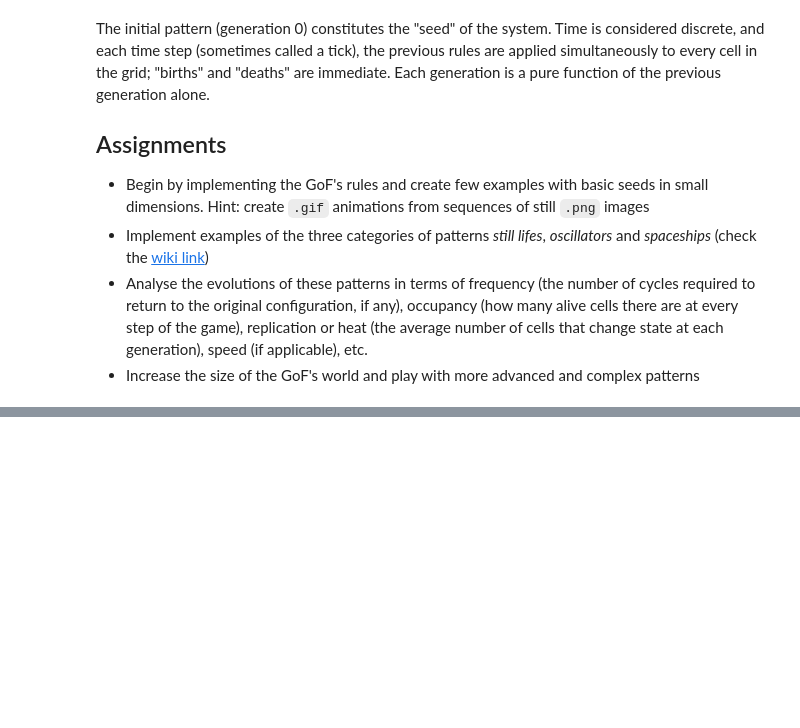
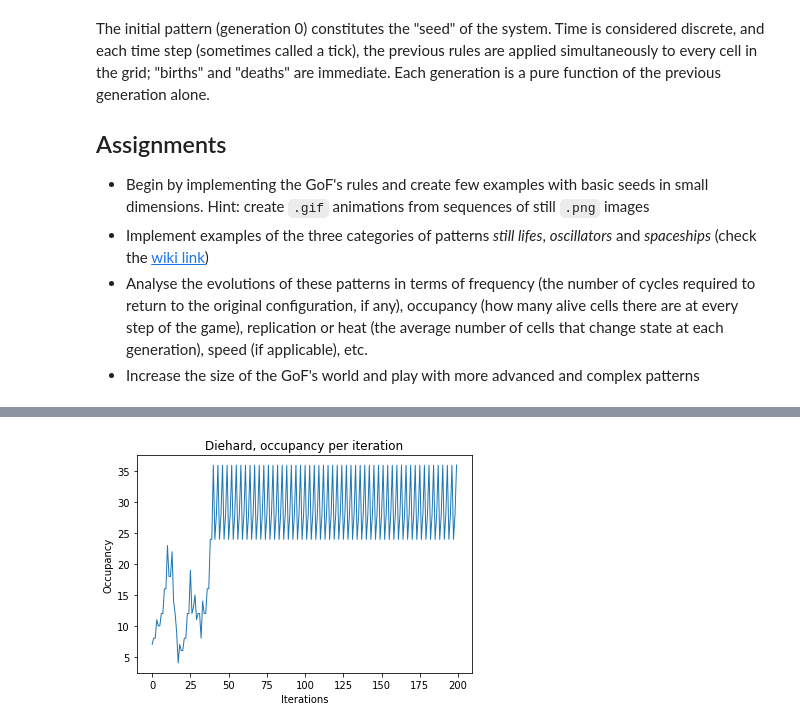
Before and after one commit to fabiovac/game_of_life, a Jupyter notebook: Project.ipynb, the cells around one changed output, grey strips where cells are left out. Cells and saved outputs as stored; diff of their text form; code cells hidden in the pictures; blank space fills up the shorter version.

```diff
--- a/Project.ipynb
+++ b/Project.ipynb
@@ -242 +265,13 @@ def period(states_history):
+# %%
+def compute_occupancy(states_history):
+  """ Returns the number of alive cells at each tick. """
+  if len(states_history) < 1:
+    return None
+
+  occupancy = []
+
+  for i in range(len(states_history)):
+    occupancy.append(len(states_history[i]))
+
+  return occupancy
 # %%
@@ -255,3 +290,17 @@ display(IPyImage(filename))
+# %%
+hist = game.get_states_history()
+occ = compute_occupancy(hist)
+
+fig,ax = plt.subplots()
+plt.plot(occ, linestyle="-",linewidth=1)
+plt.xlabel('Iterations')
+plt.ylabel('Occupancy')
+
+plt.title("Diehard, occupancy per iteration")
+plt.savefig("occupancy.png")
+plt.show()
+# %% [output]
+[figure, added]
 # %%
 diehard = library.get_pattern('diehard')
 
```
Also changed, not shown: parts of 11 cells of this notebook, 4 other files.
